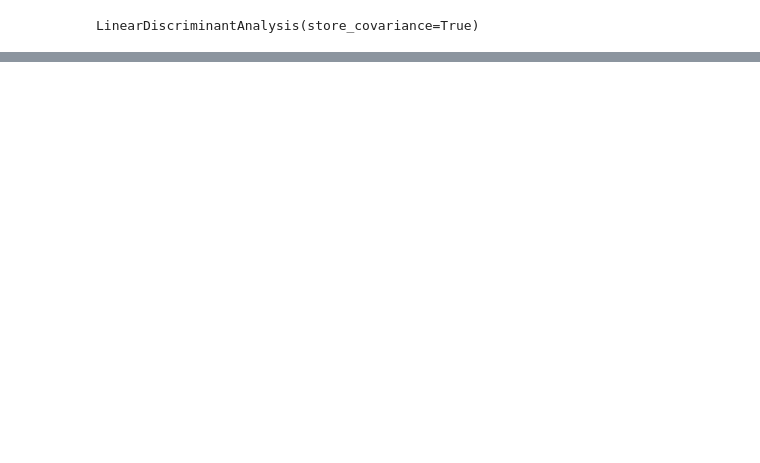
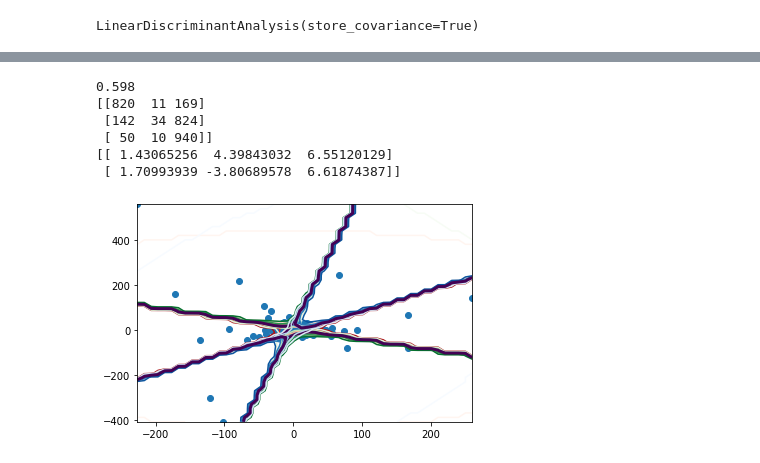
Before and after one commit to Andrewwango/femda, a Jupyter notebook: experiment_LDA.ipynb, the cells around one changed output, grey strips where cells are left out. Drawn from its saved outputs; the diff is of its cells as text; code cells hidden in the pictures; blank space fills up the shorter version.

```diff
--- a/experiment_LDA.ipynb
+++ b/experiment_LDA.ipynb
@@ -265,0 +519,15 @@ fit_t(X)
+# %%
+qdatest = QDA(method='generalised')#discriminant_analysis.QuadraticDiscriminantAnalysis()
+qdatest.fit(X, pd.Series(y))
+plt.scatter(X[:,0],X[:,1])
+plot_contours(X, qdatest.predict_proba, plt.gca())
+print_metrics(pd.Series(y), qdatest.predict(X_test))
+print(qdatest.means)
+# %% [output]
+0.598
+[[820  11 169]
+ [142  34 824]
+ [ 50  10 940]]
+[[ 1.43065256  4.39843032  6.55120129]
+ [ 1.70993939 -3.80689578  6.61874387]]
+[figure, added]
```
Also changed, not shown: parts of 56 cells of this notebook.
